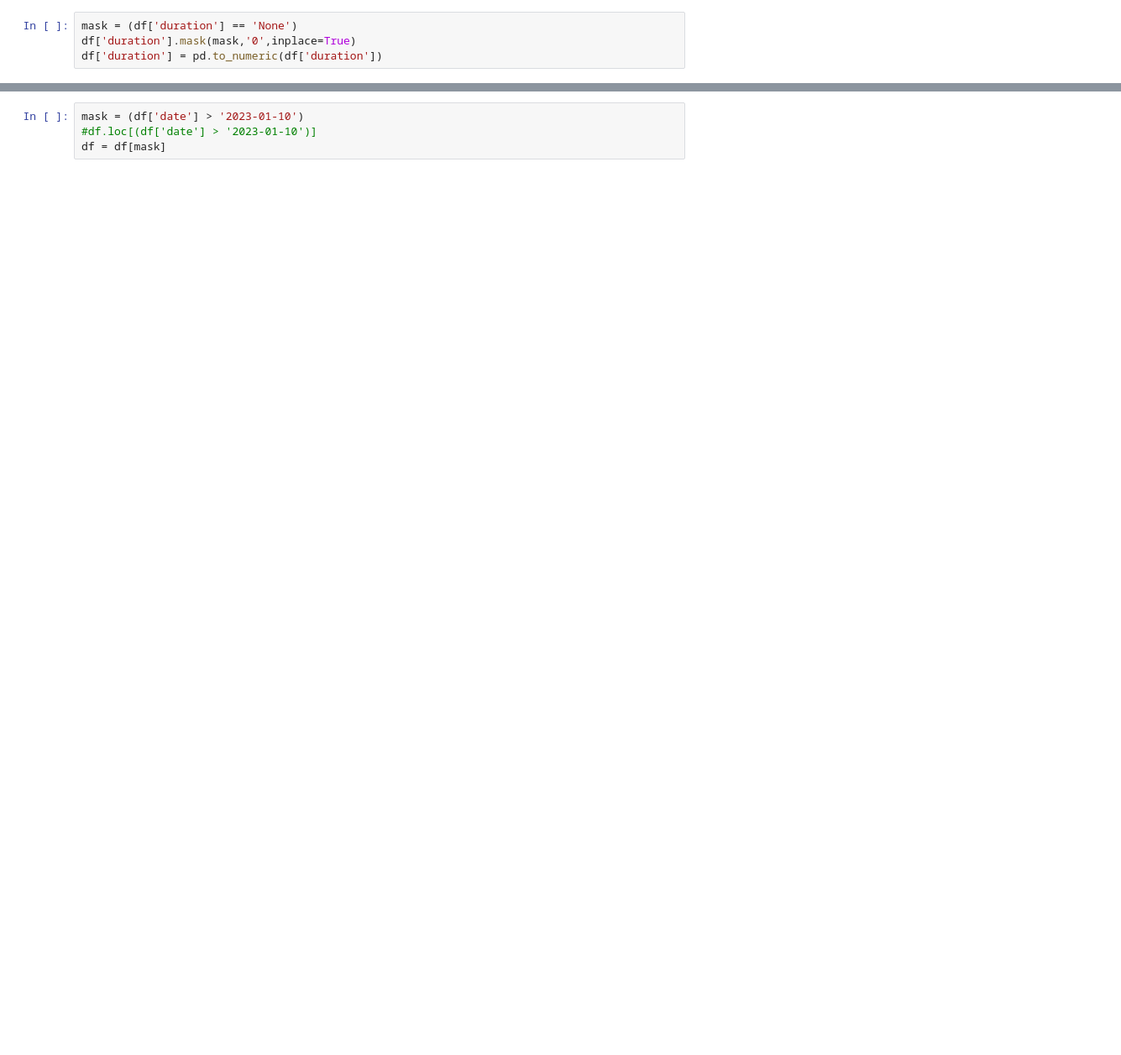
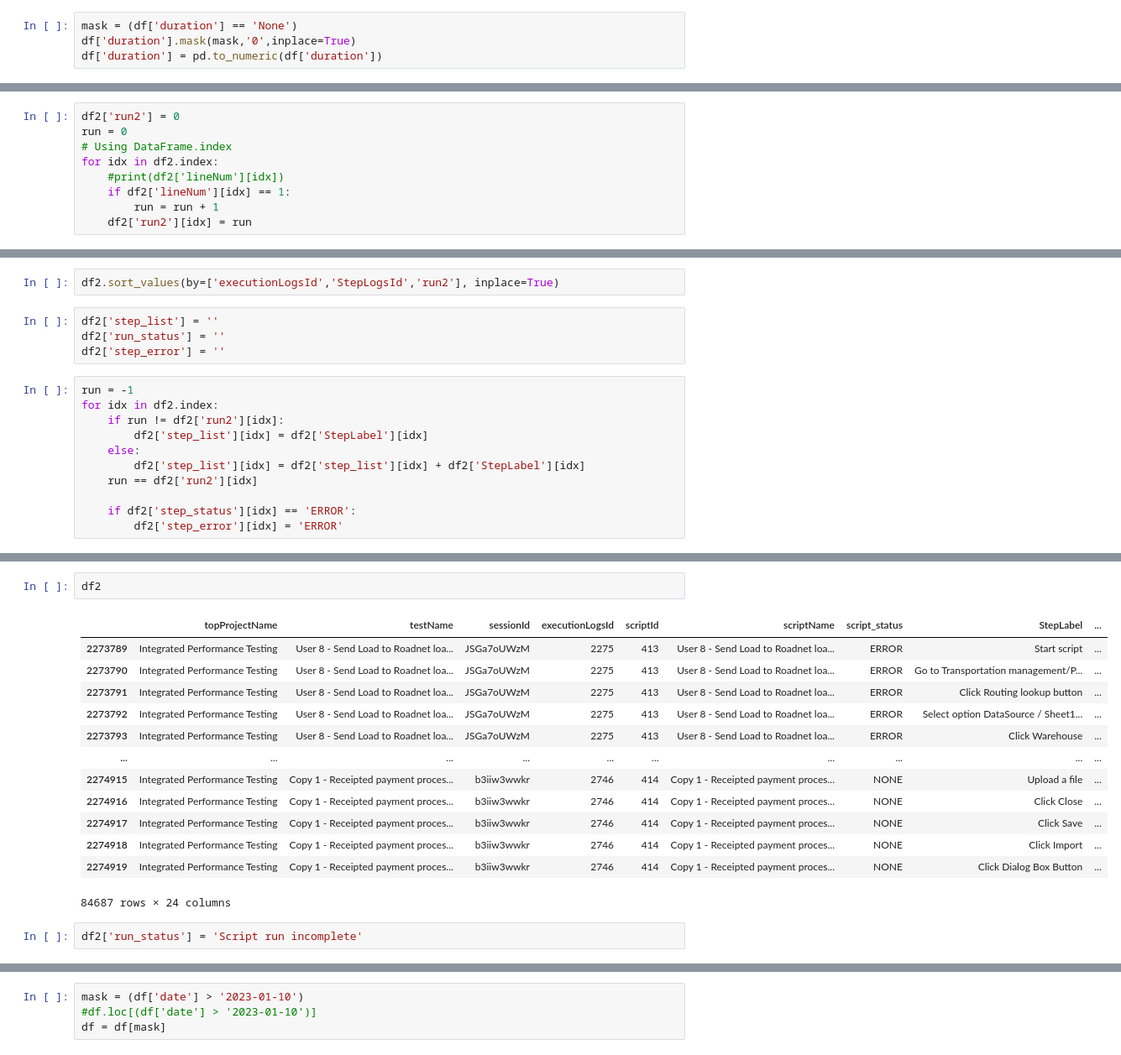
Before and after one commit to Lodewikus/CCBA_IPT, a Jupyter notebook: scratch_pad.ipynb, the cells around one changed output, grey strips where cells are left out. Shown at 84% size. Drawn from its saved outputs; the diff is of its cells as text; blank space fills up the shorter version.

Commit message:
Update scripts for Iter2C1

```diff
--- a/scratch_pad.ipynb
+++ b/scratch_pad.ipynb
@@ -185,0 +259,9 @@ df['date'] = pd.to_datetime(df['date'])
+# %%
+df2['run2'] = 0
+run = 0
+# Using DataFrame.index
+for idx in df2.index:
+    #print(df2['lineNum'][idx])
+    if df2['lineNum'][idx] == 1:
+        run = run + 1
+    df2['run2'][idx] = run
@@ -185,0 +279,17 @@ df['date'] = pd.to_datetime(df['date'])
+# %%
+df2.sort_values(by=['executionLogsId','StepLogsId','run2'], inplace=True)
+# %%
+df2['step_list'] = ''
+df2['run_status'] = ''
+df2['step_error'] = ''
+# %%
+run = -1
+for idx in df2.index:
+    if run != df2['run2'][idx]:
+        df2['step_list'][idx] = df2['StepLabel'][idx]
+    else:
+        df2['step_list'][idx] = df2['step_list'][idx] + df2['StepLabel'][idx]
+    run == df2['run2'][idx]
+
+    if df2['step_status'][idx] == 'ERROR':
+        df2['step_error'][idx] = 'ERROR'
@@ -185,0 +305,18 @@ df['date'] = pd.to_datetime(df['date'])
+# %%
+df2
+# %% [output]
+|  | topProjectName | testName | sessionId | executionLogsId | scriptId | scriptName | script_status | StepLabel | ... |
+| 2273789 | Integrated Performance Testing | User 8 - Send Load to Roadnet loa... | JSGa7oUWzM | 2275 | 413 | User 8 - Send Load to Roadnet loa... | ERROR | Start script | ... |
+| 2273790 | Integrated Performance Testing | User 8 - Send Load to Roadnet loa... | JSGa7oUWzM | 2275 | 413 | User 8 - Send Load to Roadnet loa... | ERROR | Go to Transportation management/P... | ... |
+| 2273791 | Integrated Performance Testing | User 8 - Send Load to Roadnet loa... | JSGa7oUWzM | 2275 | 413 | User 8 - Send Load to Roadnet loa... | ERROR | Click Routing lookup button | ... |
+| 2273792 | Integrated Performance Testing | User 8 - Send Load to Roadnet loa... | JSGa7oUWzM | 2275 | 413 | User 8 - Send Load to Roadnet loa... | ERROR | Select option DataSource / Sheet1... | ... |
+| 2273793 | Integrated Performance Testing | User 8 - Send Load to Roadnet loa... | JSGa7oUWzM | 2275 | 413 | User 8 - Send Load to Roadnet loa... | ERROR | Click Warehouse | ... |
+| ... | ... | ... | ... | ... | ... | ... | ... | ... | ... |
+| 2274915 | Integrated Performance Testing | Copy 1 - Receipted payment proces... | b3iiw3wwkr | 2746 | 414 | Copy 1 - Receipted payment proces... | NONE | Upload a file | ... |
+| 2274916 | Integrated Performance Testing | Copy 1 - Receipted payment proces... | b3iiw3wwkr | 2746 | 414 | Copy 1 - Receipted payment proces... | NONE | Click Close | ... |
+| 2274917 | Integrated Performance Testing | Copy 1 - Receipted payment proces... | b3iiw3wwkr | 2746 | 414 | Copy 1 - Receipted payment proces... | NONE | Click Save | ... |
+| 2274918 | Integrated Performance Testing | Copy 1 - Receipted payment proces... | b3iiw3wwkr | 2746 | 414 | Copy 1 - Receipted payment proces... | NONE | Click Import | ... |
+| 2274919 | Integrated Performance Testing | Copy 1 - Receipted payment proces... | b3iiw3wwkr | 2746 | 414 | Copy 1 - Receipted payment proces... | NONE | Click Dialog Box Button | ... |
+84687 rows × 24 columns
+# %%
+df2['run_status'] = 'Script run incomplete'
```
Also changed, not shown: parts of 30 cells of this notebook, 4 other files.
